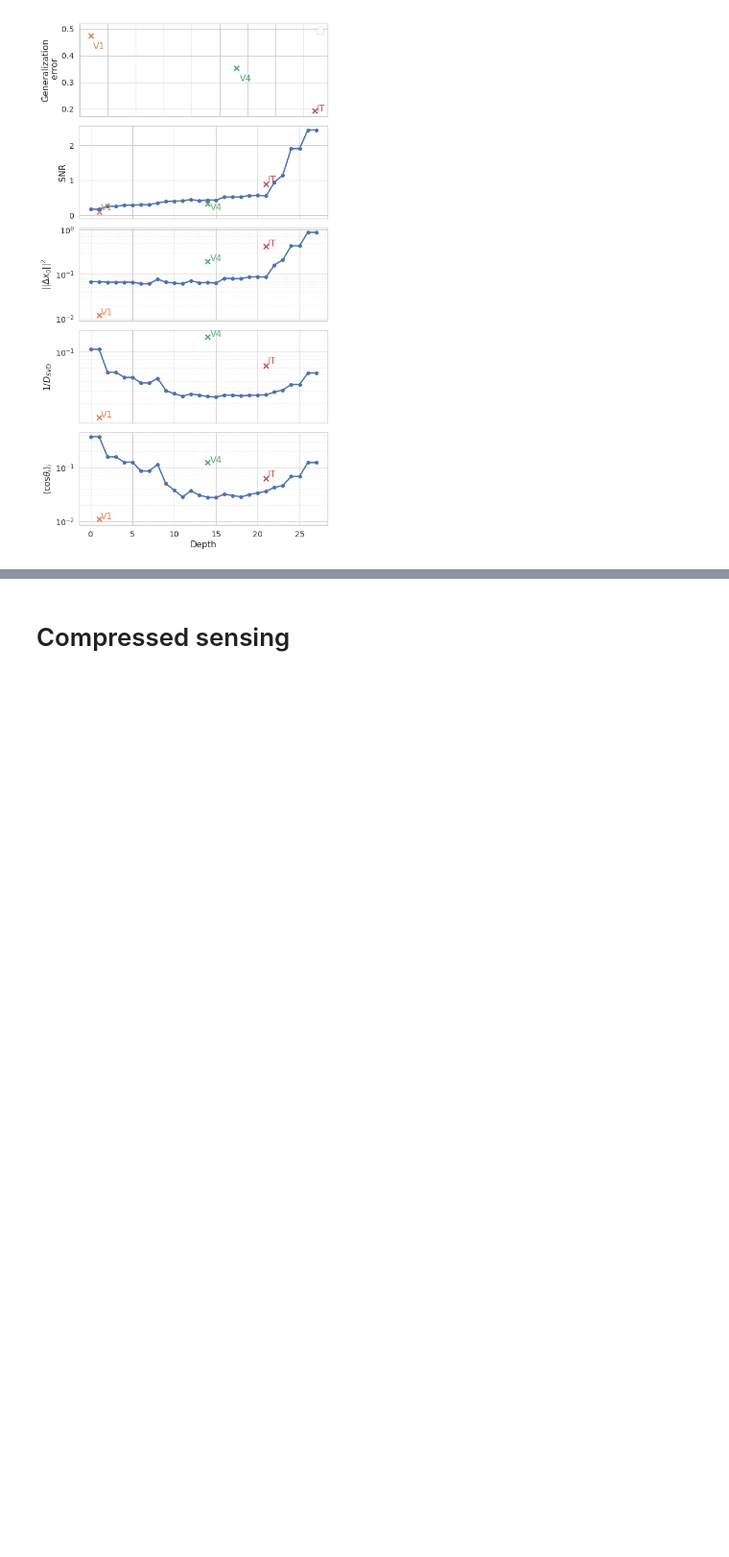
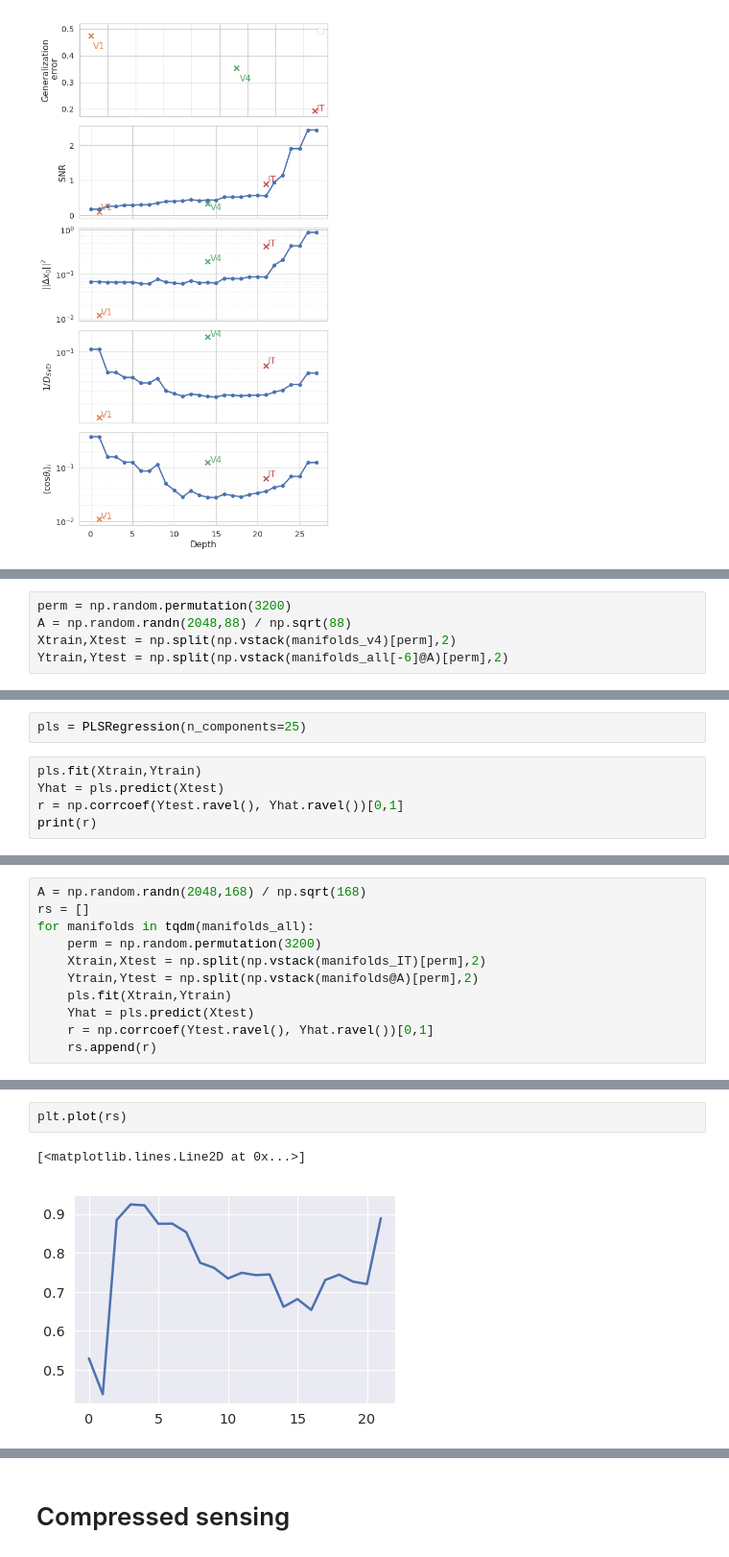
Before and after one commit to bsorsch/geometry-fewshot-learning, a Jupyter notebook: ResNet_macaque_stimuli.ipynb, the cells around one changed output, grey strips where cells are left out. Shown at 96% size. Cells and saved outputs as stored; diff of their text form; blank space fills up the shorter version.

```diff
--- a/ResNet_macaque_stimuli.ipynb
+++ b/ResNet_macaque_stimuli.ipynb
@@ -738,0 +776,5 @@ No handles with labels found to put in legend.
+# %%
+perm = np.random.permutation(3200)
+A = np.random.randn(2048,88) / np.sqrt(88)
+Xtrain,Xtest = np.split(np.vstack(manifolds_v4)[perm],2)
+Ytrain,Ytest = np.split(np.vstack(manifolds_all[-6]@A)[perm],2)
@@ -738,0 +783,7 @@ No handles with labels found to put in legend.
+# %%
+pls = PLSRegression(n_components=25)
+# %%
+pls.fit(Xtrain,Ytrain)
+Yhat = pls.predict(Xtest)
+r = np.corrcoef(Ytest.ravel(), Yhat.ravel())[0,1]
+print(r)
@@ -738,0 +792,11 @@ No handles with labels found to put in legend.
+# %%
+A = np.random.randn(2048,168) / np.sqrt(168)
+rs = []
+for manifolds in tqdm(manifolds_all):
+    perm = np.random.permutation(3200)
+    Xtrain,Xtest = np.split(np.vstack(manifolds_IT)[perm],2)
+    Ytrain,Ytest = np.split(np.vstack(manifolds@A)[perm],2)
+    pls.fit(Xtrain,Ytrain)
+    Yhat = pls.predict(Xtest)
+    r = np.corrcoef(Ytest.ravel(), Yhat.ravel())[0,1]
+    rs.append(r)
@@ -738,0 +805,5 @@ No handles with labels found to put in legend.
+# %%
+plt.plot(rs)
+# %% [output]
+[<matplotlib.lines.Line2D at 0x...>]
+[figure, added]
```
Also changed, not shown: parts of 20 cells of this notebook, 1 other file.
